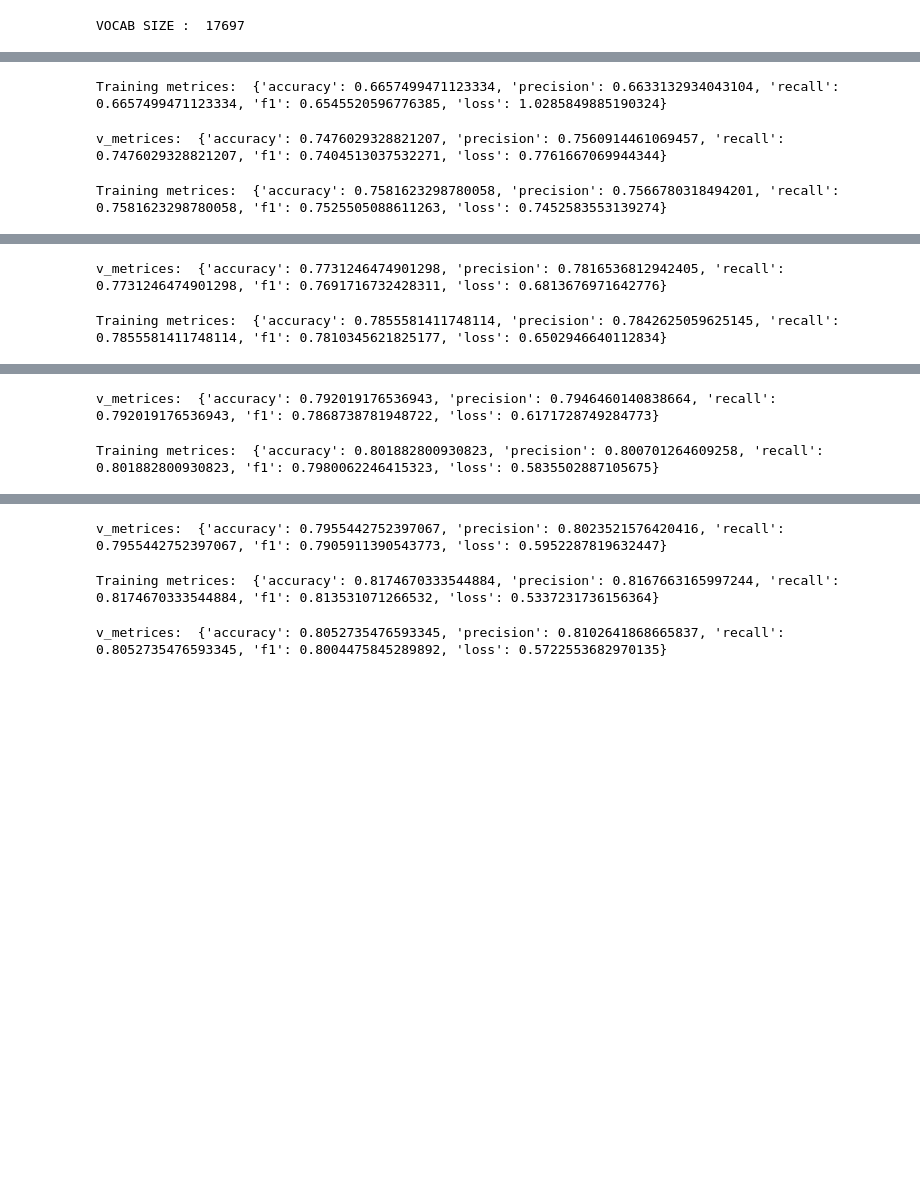
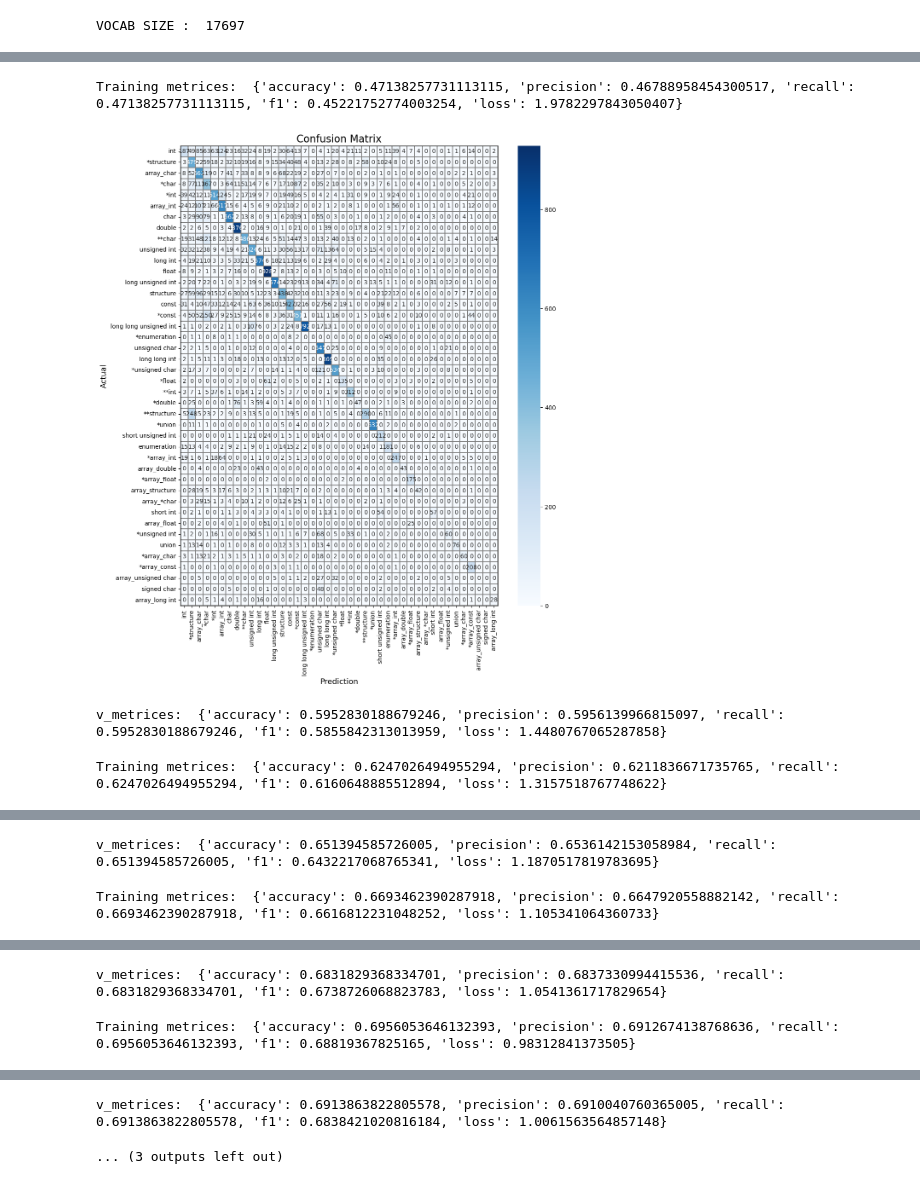
Before and after one commit to analognahid/reverse, a Jupyter notebook: codes/ML/BERT Type Writer.ipynb, the cells around one changed output, grey strips where cells are left out. Drawn from its saved outputs; the diff is of its cells as text; code cells hidden in the pictures; blank space fills up the shorter version.

Commit message:
graphs

```diff
--- a/codes/ML/BERT Type Writer.ipynb
+++ b/codes/ML/BERT Type Writer.ipynb
@@ -23,16 +23,22 @@ from transformers import AutoModelForSequenceClassification
 import random
 
 
-EXPERIMENT_NAME="TYPE_WRITER_probability"
+EXPERIMENT_NAME="TYPE_WRITER_40_class"
 
-BATCH_SIZE = 3
+BATCH_SIZE = 4
 MAX_TOKEN_SIZE = 512
 # %%
-TYPE_MAPPING ={'int':0, '*int':1,'**int':2,
-               'char':3, '*char':4,'**char':5,
-               'double':6, '*double':7,'**double':8,
-               'float':9, '*float':10,'**float':11,
-                }
+TYPE_MAPPING ={'int': 0, '*structure': 1, 'array_char': 2, '*char': 3, '*int': 4,
+               'array_int': 5, 'char': 6, 'double': 7, '**char': 8, 'unsigned int': 9,
+                 'long int': 10, 'float': 11, 'long unsigned int': 12, 'structure': 13,
+                 'const': 14, '*const': 15, 'long long unsigned int': 16, '*enumeration': 17,
+                   'unsigned char': 18, 'long long int': 19, '*unsigned char': 20,
+                   '*float': 21, '**int': 22, '*double': 23, '**structure': 24, '*union': 25,
+                   'short unsigned int': 26, 'enumeration': 27, '*array_int': 28,
+                   'array_double': 29, '*array_float': 30, 'array_structure': 31,
+                   'array_*char': 32, 'short int': 33, 'array_float': 34, '*unsigned int': 35,
+                   'union': 36, '*array_char': 37, '*array_const': 38,
+                   'array_unsigned char': 39, 'signed char': 40, 'array_long int': 41}
 # %%
 DATA_PATH = '/home/nahid/dataset/instructions_and_type_data/'
 TYPE_COUNT ={}
@@ -126,6 +148,6 @@ VOCAB SIZE :  17697
 # %%
 # Create model instance
 #TODO*** USE PRETRAINED
-model = AutoModelForSequenceClassification.from_pretrained("bert-base-cased", num_labels=12)
+model = AutoModelForSequenceClassification.from_pretrained("bert-base-cased", num_labels=len(TYPE_MAPPING.items()))
 model.to(device)
 # %% [output]
@@ -285,6 +307,8 @@ def plot_confusion_matrix(true_labels, predicted_labels, label='confusion_matrix
 
     cm = confusion_matrix(true_labels, predicted_labels )
 
+    fig, ax = plt.subplots(figsize=(12, 14))
+
     res = sns.heatmap(cm,
             annot=True , cmap="Blues" , fmt='g' , xticklabels=class_labels,linewidths = .01,
                       yticklabels=class_labels,linecolor="Gray")
@@ -295,7 +319,9 @@ def plot_confusion_matrix(true_labels, predicted_labels, label='confusion_matrix
     plt.ylabel('Actual',fontsize=13)
     plt.xlabel('Prediction',fontsize=13)
     plt.title('Confusion Matrix',fontsize=17)
-    plt.savefig('./output/'+label+'_conf.pdf')
+    plt.savefig('./output/'+label+'_conf.pdf',dpi=200)
+    plt.show()
+    plt.close()
 # %%
 
 
@@ -365,30 +391,31 @@ def training_loop(model ,data_loop, is_training = False):
 # %%
 EPOCHS = 100
 
 
 global_metrices = []
 v_global_metrices = []
 
 
 for ecpoch in range(EPOCHS):
 
     train_loop = tqdm(train_loader, leave=True)
     model.train()
     metrices,prediction_s, ground_truth_s  = training_loop(model ,train_loop, is_training = True)
     print('Training metrices: ',metrices)
     global_metrices.append(metrices)
 
     with torch.no_grad():
         model.eval()
         validation_loop = tqdm(validation_loader, leave=True)
         v_metrices, v_prediction_s, v_ground_truth_s  = training_loop(model ,validation_loop, is_training = False)
         plot_confusion_matrix(v_ground_truth_s , v_prediction_s ,label=EXPERIMENT_NAME)
         print('v_metrices: ',v_metrices)
         v_global_metrices.append(v_metrices)
     plot_graph(global_metrices,v_global_metrices , label = EXPERIMENT_NAME)
 #     break
-#     model.save_pretrained('/home/nahid/dataset/model_trained/'+EXPERIMENT_NAME)
+    model.save_pretrained('/home/nahid/dataset/model_trained/'+EXPERIMENT_NAME)
 # %% [output]
-Training metrices:  {'accuracy': 0.6657499471123334, 'precision': 0.6633132934043104, 'recall': 0.6657499471123334, 'f1': 0.6545520596776385, 'loss': 1.0285849885190324}
+Training metrices:  {'accuracy': 0.47138257731113115, 'precision': 0.46788958454300517, 'recall': 0.47138257731113115, 'f1': 0.45221752774003254, 'loss': 1.9782297843050407}
+[figure, added]
-v_metrices:  {'accuracy': 0.7476029328821207, 'precision': 0.7560914461069457, 'recall': 0.7476029328821207, 'f1': 0.7404513037532271, 'loss': 0.7761667069944344}
+v_metrices:  {'accuracy': 0.5952830188679246, 'precision': 0.5956139966815097, 'recall': 0.5952830188679246, 'f1': 0.5855842313013959, 'loss': 1.4480767065287858}
-Training metrices:  {'accuracy': 0.7581623298780058, 'precision': 0.7566780318494201, 'recall': 0.7581623298780058, 'f1': 0.7525505088611263, 'loss': 0.7452583553139274}
+Training metrices:  {'accuracy': 0.6247026494955294, 'precision': 0.6211836671735765, 'recall': 0.6247026494955294, 'f1': 0.6160648885512894, 'loss': 1.3157518767748622}
@@ -395,2 +423,2 @@ Training metrices:  {'accuracy': 0.7581623298780058, 'precision': 0.756678031849
-v_metrices:  {'accuracy': 0.7731246474901298, 'precision': 0.7816536812942405, 'recall': 0.7731246474901298, 'f1': 0.7691716732428311, 'loss': 0.6813676971642776}
+v_metrices:  {'accuracy': 0.651394585726005, 'precision': 0.6536142153058984, 'recall': 0.651394585726005, 'f1': 0.6432217068765341, 'loss': 1.1870517819783695}
-Training metrices:  {'accuracy': 0.7855581411748114, 'precision': 0.7842625059625145, 'recall': 0.7855581411748114, 'f1': 0.7810345621825177, 'loss': 0.6502946640112834}
+Training metrices:  {'accuracy': 0.6693462390287918, 'precision': 0.6647920558882142, 'recall': 0.6693462390287918, 'f1': 0.6616812231048252, 'loss': 1.105341064360733}
@@ -397,2 +426,2 @@ Training metrices:  {'accuracy': 0.7855581411748114, 'precision': 0.784262505962
-v_metrices:  {'accuracy': 0.792019176536943, 'precision': 0.7946460140838664, 'recall': 0.792019176536943, 'f1': 0.7868738781948722, 'loss': 0.6171728749284773}
+v_metrices:  {'accuracy': 0.6831829368334701, 'precision': 0.6837330994415536, 'recall': 0.6831829368334701, 'f1': 0.6738726068823783, 'loss': 1.0541361717829654}
-Training metrices:  {'accuracy': 0.801882800930823, 'precision': 0.800701264609258, 'recall': 0.801882800930823, 'f1': 0.7980062246415323, 'loss': 0.5835502887105675}
+Training metrices:  {'accuracy': 0.6956053646132393, 'precision': 0.6912674138768636, 'recall': 0.6956053646132393, 'f1': 0.68819367825165, 'loss': 0.98312841373505}
@@ -399,5 +429,4 @@ Training metrices:  {'accuracy': 0.801882800930823, 'precision': 0.8007012646092
-v_metrices:  {'accuracy': 0.7955442752397067, 'precision': 0.8023521576420416, 'recall': 0.7955442752397067, 'f1': 0.7905911390543773, 'loss': 0.5952287819632447}
+v_metrices:  {'accuracy': 0.6913863822805578, 'precision': 0.6910040760365005, 'recall': 0.6913863822805578, 'f1': 0.6838421020816184, 'loss': 1.0061563564857148}
-Training metrices:  {'accuracy': 0.8174670333544884, 'precision': 0.8167663165997244, 'recall': 0.8174670333544884, 'f1': 0.813531071266532, 'loss': 0.5337231736156364}
+... (3 outputs left out)
-v_metrices:  {'accuracy': 0.8052735476593345, 'precision': 0.8102641868665837, 'recall': 0.8052735476593345, 'f1': 0.8004475845289892, 'loss': 0.5722553682970135}
 # %%
 model.save_pretrained('/home/nahid/dataset/model_trained/'+EXPERIMENT_NAME)
```
Also changed, not shown: parts of 7 cells of this notebook, 6 other files.
